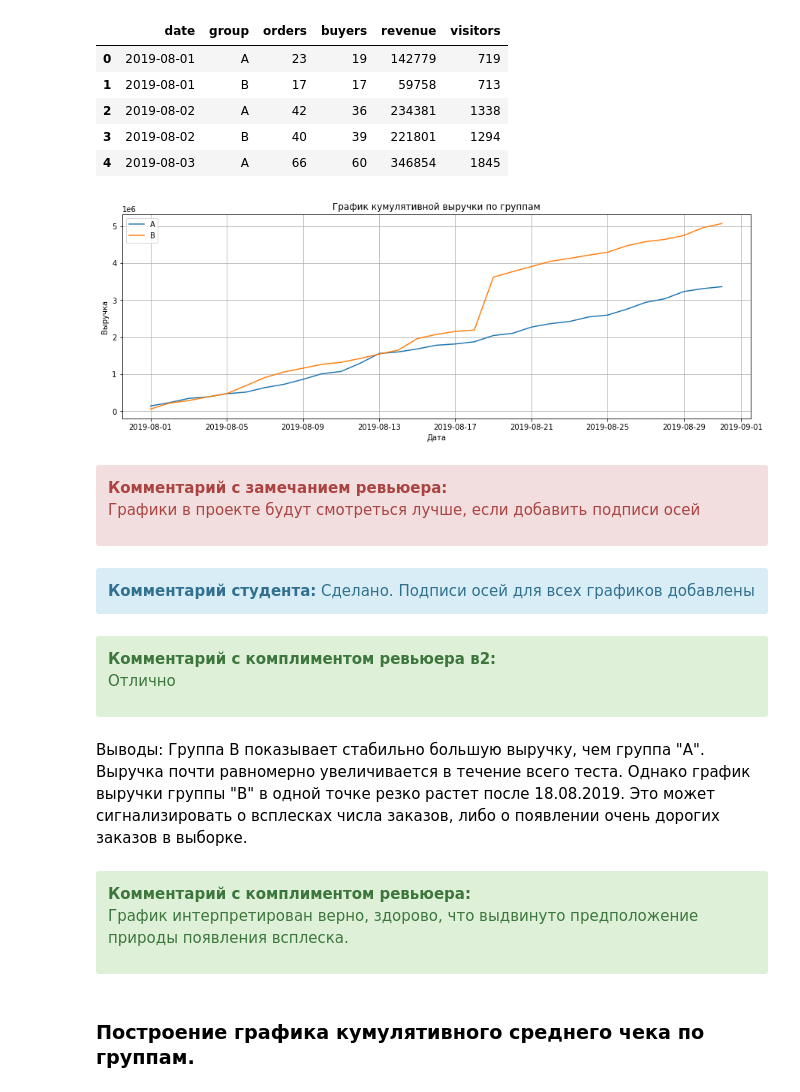
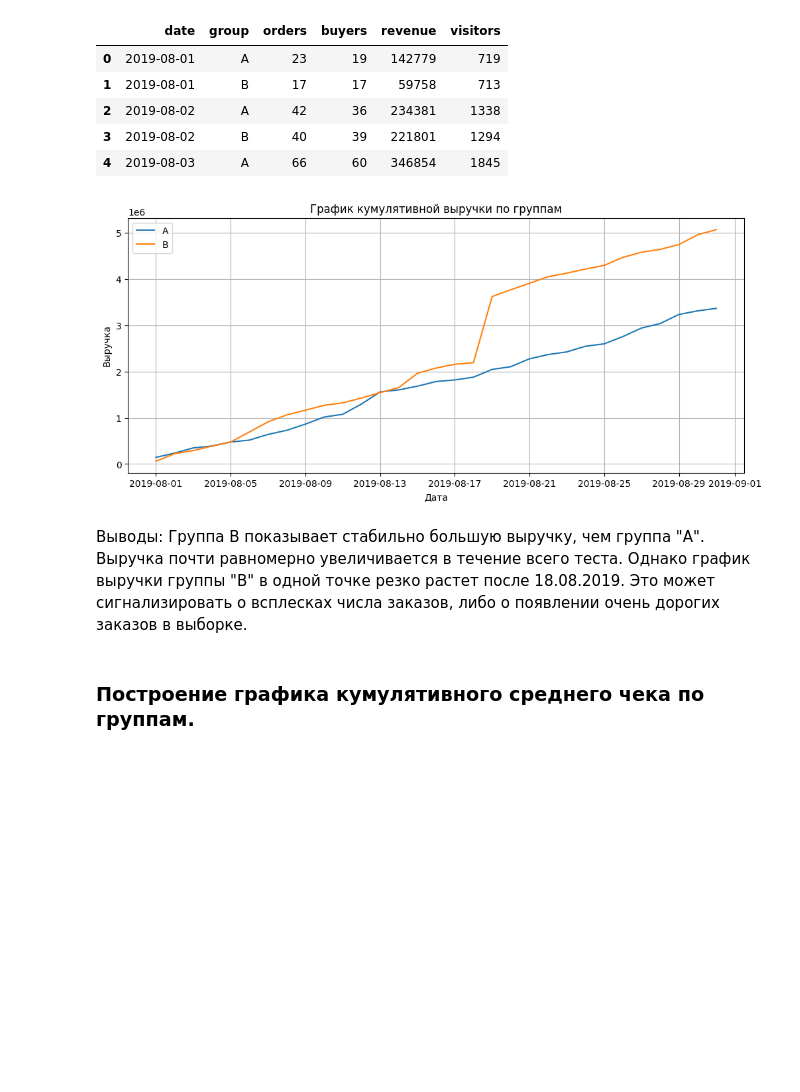
Before and after one commit to abmolchanov/Data-Analytics-Projects, a Jupyter notebook: 08_a_b_test_internet_store/a_b_test_internet_store.ipynb, the cells around one changed output. Saved outputs shown, nothing was run; the diff lists cells and outputs as text; code cells hidden in the pictures; blank space fills up the shorter version.

```diff
--- a/08_a_b_test_internet_store/a_b_test_internet_store.ipynb
+++ b/08_a_b_test_internet_store/a_b_test_internet_store.ipynb
@@ -239,7 +117,7 @@ data[['Hypothesis', 'RICE']].sort_values(by='RICE', ascending=False)
 # %%
 # Выгрузка данных из файла orders.csv
 
-orders = pd.read_csv('/datasets/orders.csv')
+orders = pd.read_csv('https://code.s3.yandex.net/datasets/orders.csv')
 
 # Вывод первых 5 строк таблицы
 
@@ -254,7 +132,7 @@ orders.head()
 # %%
 # Выгрузка данных из файла visitors.csv
 
-visitors = pd.read_csv('/datasets/visitors.csv')
+visitors = pd.read_csv('https://code.s3.yandex.net/datasets/visitors.csv')
 
 # Вывод первых 5 строк таблицы
 
@@ -362,7 +241,7 @@ print('Количество одинаковых пользователей в
 # %%
 # Удалим пользователей, которые присутствуют в двух группах сразу
 
-orders = orders.query('visitorId not in @visitors_ab["visitorId"]')
+orders = orders.query('visitorId not in @visitors_dup')
 orders.info()
 # %% [output]
 <class 'pandas.core.frame.DataFrame'>
@@ -437,49 +300,28 @@ cumulativeData.head(5)
 # %%
 # датафрейм с кумулятивным количеством заказов и кумулятивной выручкой по дням в группе А
 cumulativeRevenueA = cumulativeData[cumulativeData['group']=='A'][['date','revenue', 'orders']]
 
 # датафрейм с кумулятивным количеством заказов и кумулятивной выручкой по дням в группе B
 cumulativeRevenueB = cumulativeData[cumulativeData['group']=='B'][['date','revenue', 'orders']]
 
-plt.figure(figsize=(15,5))
+plt.figure(figsize=(12,5))
 plt.grid()
 plt.title('График кумулятивной выручки по группам')
 plt.ylabel('Выручка')
 plt.xlabel('Дата')
 
 # Строим график выручки группы А
 plt.plot(cumulativeRevenueA['date'], cumulativeRevenueA['revenue'], label='A')
 
 # Строим график выручки группы B
 plt.plot(cumulativeRevenueB['date'], cumulativeRevenueB['revenue'], label='B')
 
 plt.legend();
 # %% [output]
-[figure, old version]
+[figure, new version]
-# %% [markdown]
-<div class="alert alert-danger">
-<b>Комментарий с замечанием ревьюера:</b>
-
-Графики в проекте будут смотреться лучше, если добавить подписи осей
-  </div>
-# %% [markdown]
-<div class="alert alert-info"> <b>Комментарий студента:</b> Сделано. Подписи осей для всех графиков добавлены</div>
-# %% [markdown]
-<div class="alert alert-success">
-<b>Комментарий с комплиментом ревьюера в2:</b>
-
-
-Отлично
-<div>
 # %% [markdown]
 Выводы:
 Группа B показывает стабильно большую выручку, чем группа "A". Выручка почти равномерно увеличивается в течение всего теста. Однако график выручки группы "B" в одной точке резко растет после 18.08.2019. Это может сигнализировать о всплесках числа заказов, либо о появлении очень дорогих заказов в выборке.
-# %% [markdown]
-<div class="alert alert-success">
-<b>Комментарий с комплиментом ревьюера:</b>
-
-График интерпретирован верно, здорово, что выдвинуто предположение природы появления всплеска.
-</div>
 # %% [markdown]
 ### Построение графика кумулятивного среднего чека по группам.
 # %%
```
Also changed, not shown: parts of 61 cells of this notebook, 20 other files.
